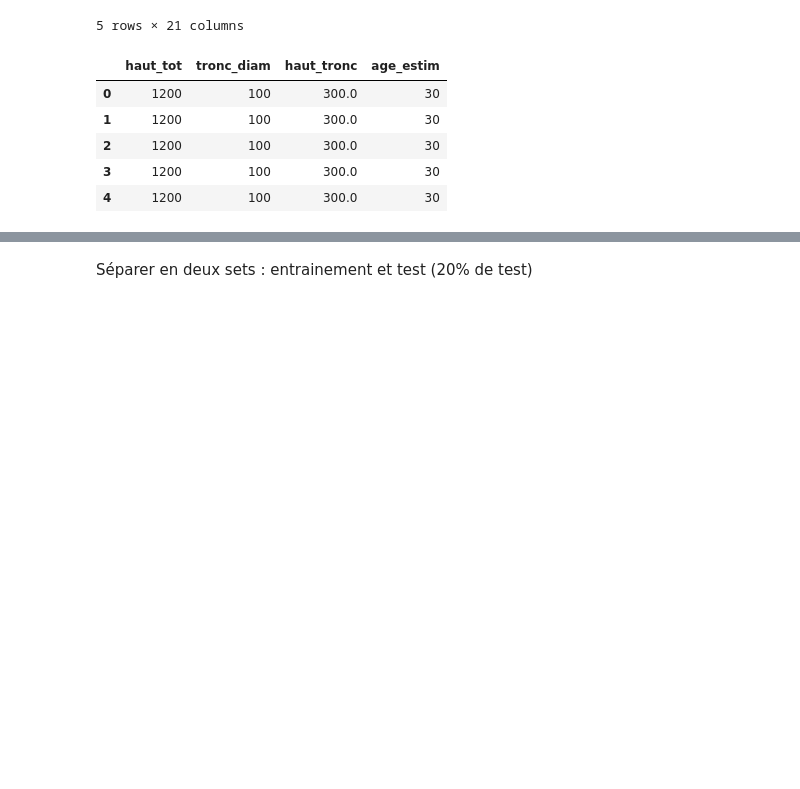
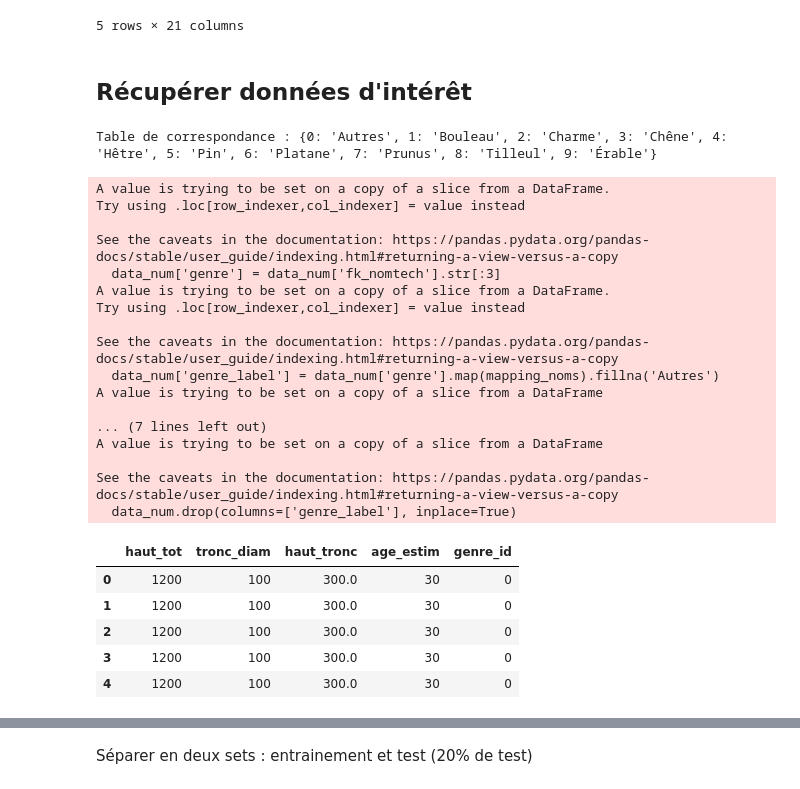
Before and after one commit to candral/Projet-Big-Data-2026, a Jupyter notebook: IA/Besoin 2/apprentissage_supervise.ipynb, the cells around one changed output, grey strips where cells are left out. Cells and saved outputs as stored; diff of their text form; code cells hidden in the pictures; blank space fills up the shorter version.

```diff
--- a/IA/Besoin 2/apprentissage_supervise.ipynb
+++ b/IA/Besoin 2/apprentissage_supervise.ipynb
@@ -12,13 +14,61 @@ data.head()
 | 3 | Quartier du Centre-Ville | Boulevard Léon Blum | 1200 | 300.0 | 100 | SUPPRIMÉ | Non renseigné | Non renseigné | ... |
 | 4 | Quartier du Centre-Ville | Boulevard Léon Blum | 1200 | 300.0 | 100 | ABATTU | Non renseigné | Non renseigné | ... |
 5 rows × 21 columns
-# %%
-data_num = data[['haut_tot', 'tronc_diam', 'haut_tronc', 'age_estim']]
-data_num.head()
-# %% [output]
-|  | haut_tot | tronc_diam | haut_tronc | age_estim |
-| 0 | 1200 | 100 | 300.0 | 30 |
-| 1 | 1200 | 100 | 300.0 | 30 |
-| 2 | 1200 | 100 | 300.0 | 30 |
-| 3 | 1200 | 100 | 300.0 | 30 |
-| 4 | 1200 | 100 | 300.0 | 30 |
+# %% [markdown]
+## Récupérer données d'intérêt
+# %%
+data_num = data[['haut_tot', 'tronc_diam', 'haut_tronc', 'age_estim', 'fk_nomtech']]
+# On extrait les 3 premières lettres du nom technique
+data_num['genre'] = data_num['fk_nomtech'].str[:3]
+
+# On affecte des noms en fonction des initiales
+mapping_noms = {
+    'TIL': 'Tilleul',
+    'PLA': 'Platane',
+    'PIN': 'Pin',
+    'BET': 'Bouleau',
+    'ACE': 'Érable',
+    'FAG': 'Hêtre',
+    'PRU': 'Prunus',
+    'CAR': 'Charme',
+    'QUE': 'Chêne'
+}
+
+# Application du mapping et gestion des "Autres"
+data_num['genre_label'] = data_num['genre'].map(mapping_noms).fillna('Autres')
+data_num.drop(columns=['fk_nomtech', 'genre'], inplace=True)
+data_num.head()
+
+
+# Transformation catégories puis récupération des codes
+data_num['genre_id'] = data_num['genre_label'].astype('category').cat.codes
+# Afficher la correspondance des espèces d'arbres
+correspondance = dict(enumerate(data_num['genre_label'].astype('category').cat.categories))
+print("Table de correspondance :", correspondance)
+data_num.drop(columns=['genre_label'], inplace=True)
+data_num.head()
+# %% [output]
+Table de correspondance : {0: 'Autres', 1: 'Bouleau', 2: 'Charme', 3: 'Chêne', 4: 'Hêtre', 5: 'Pin', 6: 'Platane', 7: 'Prunus', 8: 'Tilleul', 9: 'Érable'}
+A value is trying to be set on a copy of a slice from a DataFrame.
+Try using .loc[row_indexer,col_indexer] = value instead
+
+See the caveats in the documentation: https://pandas.pydata.org/pandas-docs/stable/user_guide/indexing.html#returning-a-view-versus-a-copy
+  data_num['genre'] = data_num['fk_nomtech'].str[:3]
+A value is trying to be set on a copy of a slice from a DataFrame.
+Try using .loc[row_indexer,col_indexer] = value instead
+
+See the caveats in the documentation: https://pandas.pydata.org/pandas-docs/stable/user_guide/indexing.html#returning-a-view-versus-a-copy
+  data_num['genre_label'] = data_num['genre'].map(mapping_noms).fillna('Autres')
+A value is trying to be set on a copy of a slice from a DataFrame
+
+... (7 lines left out)
+A value is trying to be set on a copy of a slice from a DataFrame
+
+See the caveats in the documentation: https://pandas.pydata.org/pandas-docs/stable/user_guide/indexing.html#returning-a-view-versus-a-copy
+  data_num.drop(columns=['genre_label'], inplace=True)
+|  | haut_tot | tronc_diam | haut_tronc | age_estim | genre_id |
+| 0 | 1200 | 100 | 300.0 | 30 | 0 |
+| 1 | 1200 | 100 | 300.0 | 30 | 0 |
+| 2 | 1200 | 100 | 300.0 | 30 | 0 |
+| 3 | 1200 | 100 | 300.0 | 30 | 0 |
+| 4 | 1200 | 100 | 300.0 | 30 | 0 |
```
Also changed, not shown: parts of 21 cells of this notebook, 9 other files.
